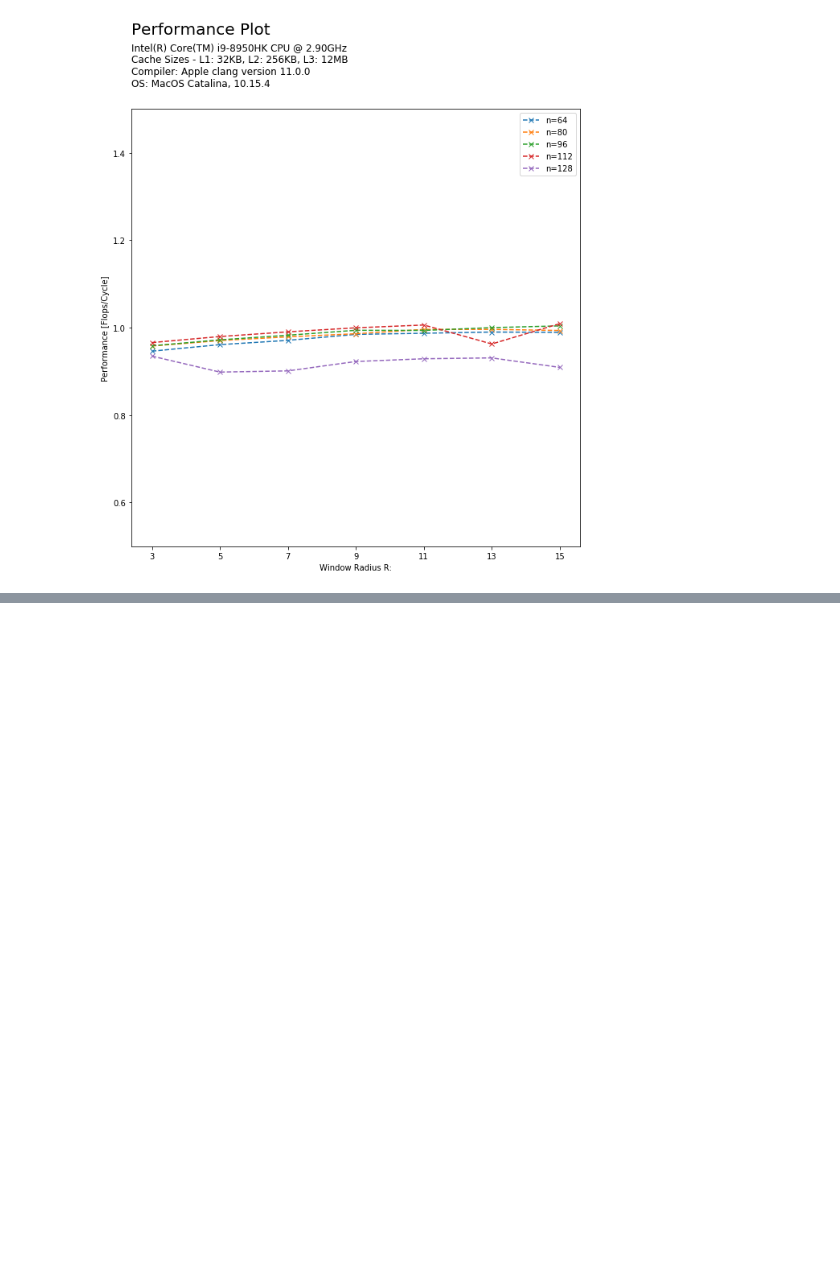
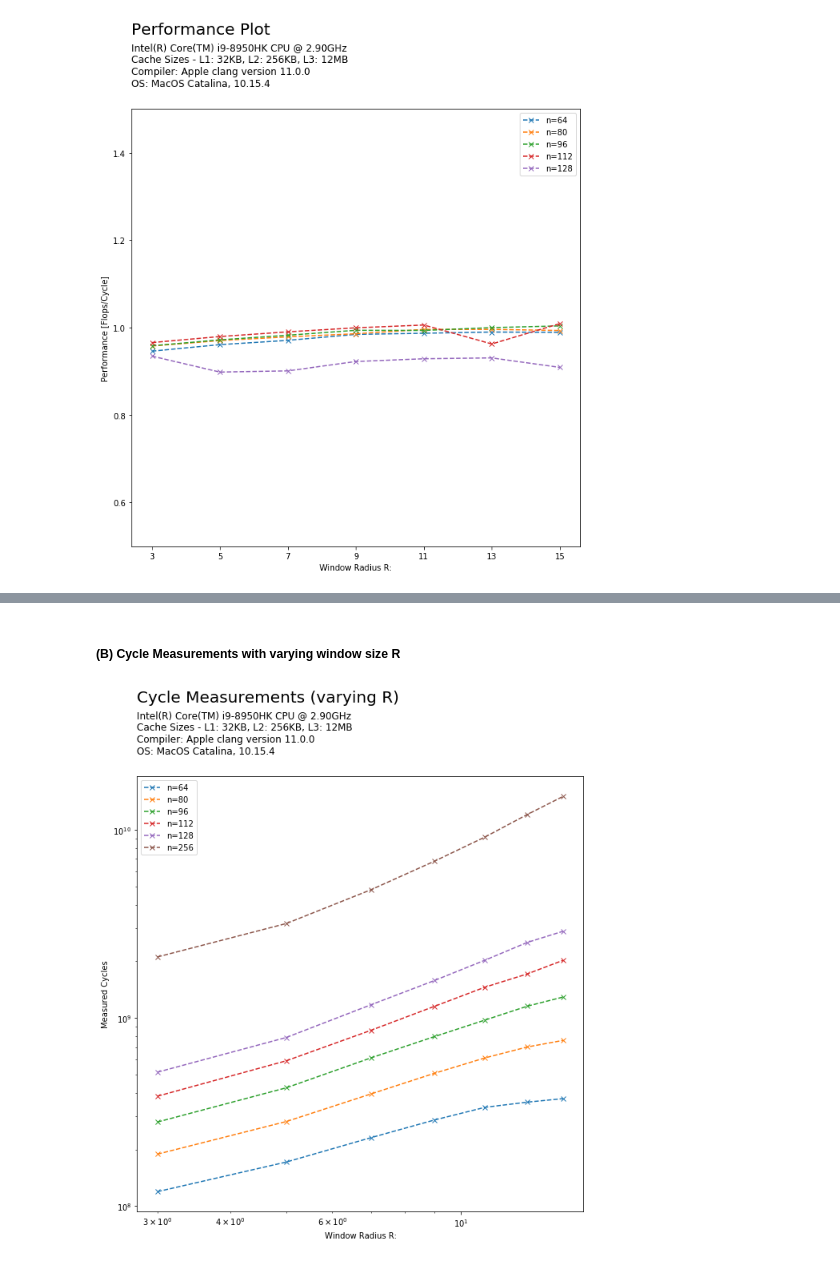
Before and after one commit to ninodimontalcino/advanced-denoising-mcrenderings, a Jupyter notebook: analysis/PerformanceAnalysis.ipynb, the cells around one changed output, grey strips where cells are left out. Saved outputs shown, nothing was run; the diff lists cells and outputs as text; code cells hidden in the pictures; blank space fills up the shorter version.

```diff
--- a/analysis/PerformanceAnalysis.ipynb
+++ b/analysis/PerformanceAnalysis.ipynb
@@ -199,0 +247,46 @@ fig.savefig('performance_plot_varyingR',bbox_inches='tight',bbox_extra_artists=[
+# %% [markdown]
+##### (B) Cycle Measurements with varying window size R
+# %%
+# MEASUREMENTS (for varying R)
+
+R = np.array([3,5,7,9,11,13,15])
+
+n = [64,
+     80,
+     96,
+     112,
+     128,
+     256]
+
+cycles = np.array([[1.19432e+08, 1.71551e+08, 2.31284e+08, 2.8701e+08, 3.35155e+08, 3.56957e+08, 3.72775e+08],
+                   [1.88983e+08, 2.81604e+08, 3.9492e+08, 5.08195e+08, 6.13744e+08, 7.00979e+08, 7.60418e+08],
+                   [2.79976e+08, 4.25507e+08, 6.14056e+08, 7.96298e+08, 9.75003e+08, 1.15476e+09, 1.29262e+09],
+                   [3.84066e+08, 5.92169e+08, 8.60357e+08, 1.15325e+09, 1.45829e+09, 1.71328e+09, 2.02655e+09],
+                   [5.15227e+08, 7.87621e+08, 1.17582e+09, 1.5814e+09, 2.0291e+09, 2.51939e+09, 2.89098e+09],
+                   [2.11053e+09, 3.17545e+09, 4.80503e+09, 6.80927e+09, 9.15779e+09, 1.2048e+10, 1.50639e+10]
+                ])
+# %%
+# ------------------------------------------------------
+# PERFORMANCE PLOT
+# => Basic Implementation with varying window size R
+# ------------------------------------------------------
+
+performance = np.zeros((len(n), len(R)))
+
+# Init Figure
+fig = plt.figure(figsize=(10,10))
+
+for i, img_size in enumerate(n):
+    plt.loglog(R, cycles[i], 'x--', label="n="+str(img_size))
+
+# Customize Plot
+plt.ylabel("Measured Cycles")
+plt.xlabel("Window Radius R:")
+
+suptitle = plt.suptitle("Cycle Measurements (varying R)", x=0.125, y=1.03, fontsize=20, ha='left')
+plt.title(hardware_info, fontsize=12, x=0, y=1.04, ha='left')
+
+plt.legend()
+fig.savefig('performance_plot_varyingR',bbox_inches='tight',bbox_extra_artists=[suptitle])
+# %% [output]
+[figure, added]
```
Also changed, not shown: parts of 3 cells of this notebook, 12 other files.
